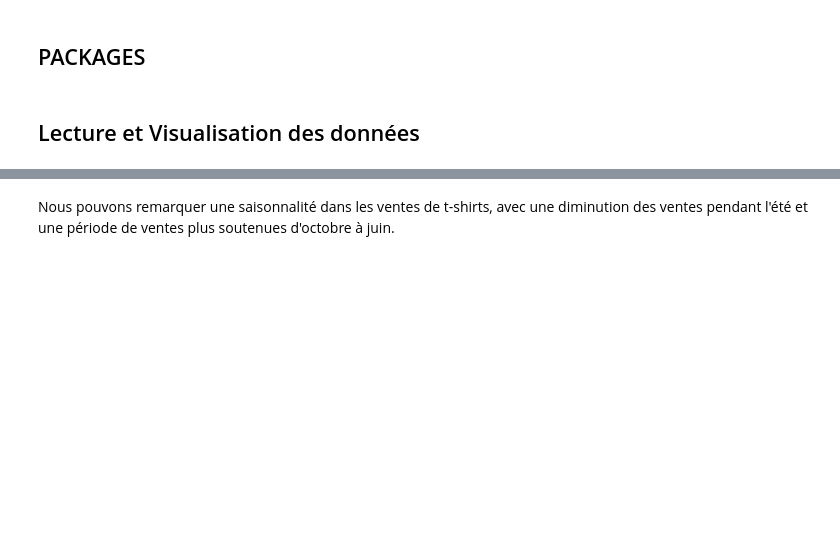
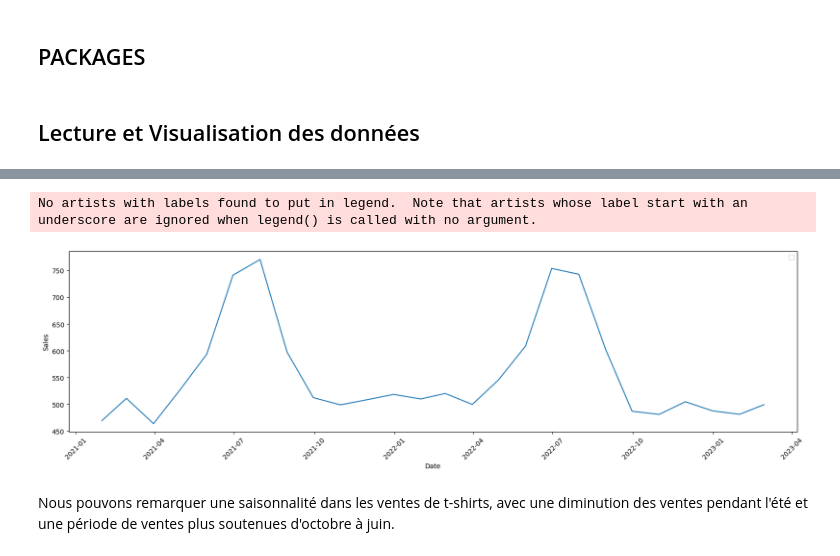
Before and after one commit to BenjaminAlleauIOD/02_demonstrateur, a Jupyter notebook: prevision/notebook_formation.ipynb, the cells around one changed output, grey strips where cells are left out. Saved outputs shown, nothing was run; the diff lists cells and outputs as text; code cells hidden in the pictures; blank space fills up the shorter version.

```diff
--- a/prevision/notebook_formation.ipynb
+++ b/prevision/notebook_formation.ipynb
@@ -32,3 +36,16 @@ plt.show()
+# %%
+df_short = df[df['Date']<="2023-03-01"]
+# Afficher les ventes des produits
+plt.figure(figsize=[20, 5])
+plt.plot(df_short['Date'], df_short['Sales'])
+plt.xlabel('Date',)
+plt.ylabel('Sales')
+plt.xticks(rotation=45)
+plt.legend()
+plt.show()
+# %% [output]
+No artists with labels found to put in legend.  Note that artists whose label start with an underscore are ignored when legend() is called with no argument.
+[figure, added]
 # %% [markdown]
 Nous pouvons remarquer une saisonnalité dans les ventes de t-shirts, avec une diminution des ventes pendant l'été et une période de ventes plus soutenues d'octobre à juin.
 # %% [markdown]
```
Also changed, not shown: parts of 8 cells of this notebook, 13 other files.
